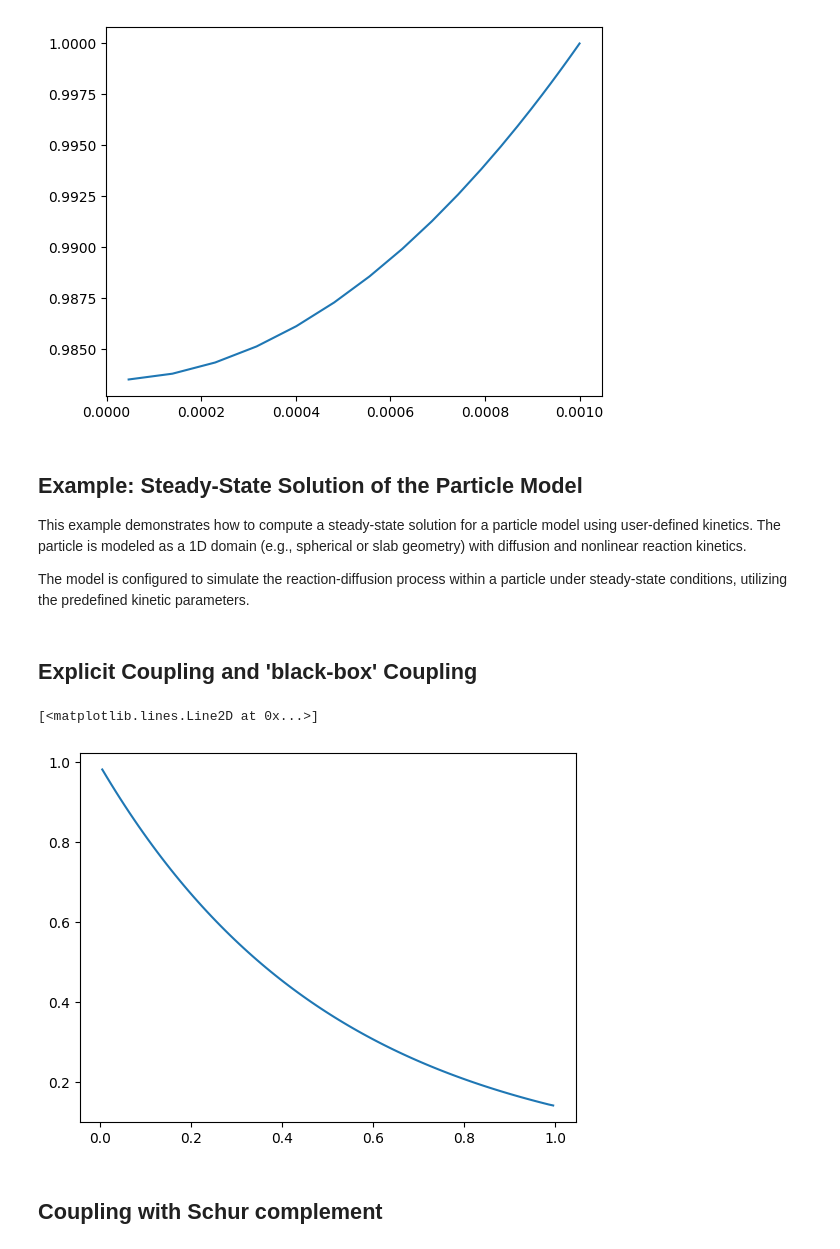
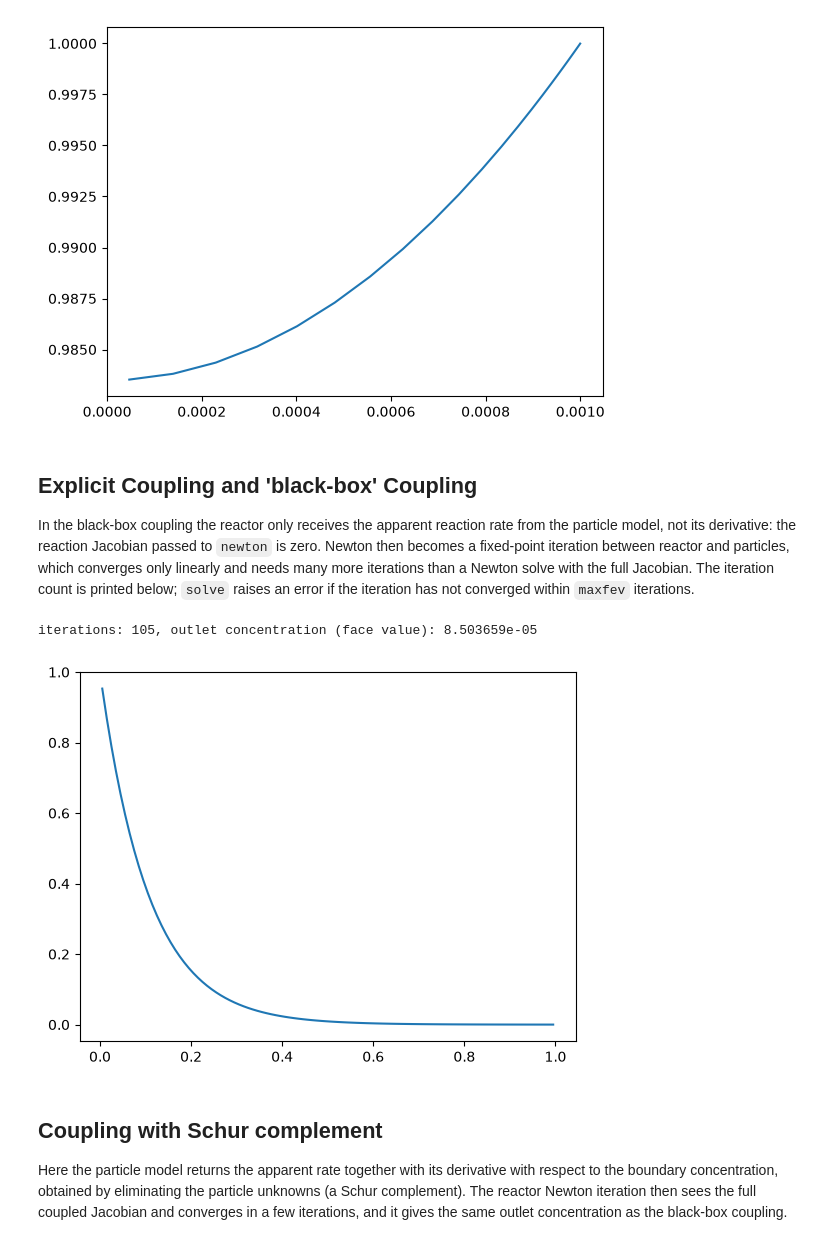
Before and after one commit to computational-chemical-engineering/pymrm-book, a Jupyter notebook: content/lecture_notes/L8_reactor_particle_coupling.ipynb, the cells around one changed output. Cells and saved outputs as stored; diff of their text form; code cells hidden in the pictures.

```diff
--- a/content/lecture_notes/L8_reactor_particle_coupling.ipynb
+++ b/content/lecture_notes/L8_reactor_particle_coupling.ipynb
@@ -76,7 +76,7 @@ class DiffusionConvectionReactionNonLinear:
         Constant part of the residual.
     """
 
-    def __init__(self, shape, axis = 0,  g_kinetics=None, L = 1.0, v = 1.0, D = 0.0, c_0 = 0.0, bc = None, dt=np.inf, freq_out=10, callback_newton = None):
+    def __init__(self, shape, axis = 0,  g_kinetics=None, L = 1.0, v = 1.0, D = 0.0, c_0 = 0.0, bc = None, dt=np.inf, freq_out=10, callback_newton = None, maxfev=200):
         # Initialize model parameters
         self.shape = shape # Shape of the concentration field
         self.axis = axis  # Axis along which the diffusion and convection occur
@@ -92,6 +92,7 @@ class DiffusionConvectionReactionNonLinear:
         self.init_jac()  # Initialize the Jacobian matrix
         self.g_kinetics = g_kinetics  # Kinetics function
         self.callback_newton = callback_newton  # Callback function for Newton's method
+        self.maxfev = maxfev  # Maximum number of Newton iterations
 
     def init_field(self, c_0=0):
         """
@@ -138,8 +139,12 @@ class DiffusionConvectionReactionNonLinear:
         tuple
             Residual vector and Jacobian matrix.
         """
-        # Compute the residual vector and Jacobian matrix for the current time step
-        c_f, dc_f = interp_cntr_to_stagg_tvd(self.c, self.z_f, self.z_c, self.bc, self.v, minmod)
+        # Compute the residual vector and Jacobian matrix for the current time step.
+        # The TVD correction is evaluated at the current Newton iterate c (not at the
+        # stored field self.c, which is only updated after the solve). It is a
+        # deferred correction: it is not included in the Jacobian, so Newton
+        # converges linearly rather than quadratically.
+        c_f, dc_f = interp_cntr_to_stagg_tvd(np.reshape(c, self.shape), self.z_f, self.z_c, self.bc, self.v, minmod)
         dg_conv = self.div_mat @ (self.v * dc_f).reshape((-1, 1))
         g = self.g_const + self.jac_const @ c.reshape((-1, 1)) + dg_conv- self.c_old.reshape((-1, 1)) / self.dt
         if self.g_kinetics is not None:
@@ -160,8 +165,11 @@ class DiffusionConvectionReactionNonLinear:
         """
         Solve the system using Newton's method.
         """
-        result = newton(lambda c: self.g(c), self.c, maxfev=10, callback=self.callback_newton)
+        result = newton(lambda c: self.g(c), self.c, maxfev=self.maxfev, callback=self.callback_newton)
+        if not result.success:
+            raise RuntimeError(f"Reactor solve did not converge in {result.nit} iterations: {result.message}")
         self.c[...] = result.x.reshape((self.c.shape))  # Update the concentration field
+        self.nit = result.nit  # Number of iterations used
 # %%
 class Kinetics:
     """
@@ -251,4 +259,6 @@ reactor_model = DiffusionConvectionReactionNonLinear(shape, bc = bc, g_kinetics
 reactor_model.solve()
 
 plt.plot(reactor_model.z_c, reactor_model.c[:,0])
+c_in_face, _, c_out_face, _ = compute_boundary_values(reactor_model.c, reactor_model.z_f, reactor_model.z_c, bc)
+print(f"iterations: {reactor_model.nit}, outlet concentration (face value): {c_out_face.ravel()[0]:.6e}")
 # %% [output]
@@ -478,6 +488,8 @@ class ParticleModel:
         """
         if solve and not compute_jac:
             result = newton(lambda c: self.g(c, c_b), self.c, maxfev=10)
+            if not result.success:
+                raise RuntimeError(f"Particle solve did not converge: {result.message}")
             self.c[...] = result.x.reshape(self.shape)
 
         c_vec = self.c.reshape((-1, 1))
@@ -528,38 +540,38 @@ plt.plot(particle_model.r_c, particle_model.c[:,0])
 # %% [output]
 [<matplotlib.lines.Line2D at 0x...>]
 [figure]
-# %% [markdown]
-## Example: Steady-State Solution of the Particle Model
-
-This example demonstrates how to compute a steady-state solution for a particle model using user-defined kinetics. The particle is modeled as a 1D domain (e.g., spherical or slab geometry) with diffusion and nonlinear reaction kinetics.
-
-The model is configured to simulate the reaction-diffusion process within a particle under steady-state conditions, utilizing the predefined kinetic parameters.
 # %% [markdown]
 ## Explicit Coupling and 'black-box' Coupling
+
+In the black-box coupling the reactor only receives the apparent reaction rate from the particle model, not its derivative: the reaction Jacobian passed to `newton` is zero. Newton then becomes a fixed-point iteration between reactor and particles, which converges only linearly and needs many more iterations than a Newton solve with the full Jacobian. The iteration count is printed below; `solve` raises an error if the iteration has not converged within `maxfev` iterations.
 # %%
 shape = (100,1)
 shape_pm = shape[0:-1] + (30,) + shape[-1:]
 kinetics_pm = Kinetics(shape_pm, 10.0)
 
 particle_model = ParticleModel(shape_pm, R=1e-3, D=1e-5, g_kinetics = kinetics_pm.compute_g)
 kinetics_app = lambda c_b: particle_model.apparent_reaction_rate(c_b, solve=True)
 
 jac_kinetics_app = csc_array((math.prod(shape), math.prod(shape)))
 g_kinetics_app = lambda c: (particle_model.apparent_reaction_rate(c, solve=True), jac_kinetics_app)
 
 #numjac = NumJac(shape)
 #g_kinetics_app = lambda c: numjac(kinetics_app, c)
 
 bc = ({'a':0, 'b': 1, 'd': 1}, {'a':1, 'b': 0, 'd': 0})
 reactor_model = DiffusionConvectionReactionNonLinear(shape, bc = bc, g_kinetics = g_kinetics_app)
 reactor_model.solve()
 
 plt.plot(reactor_model.z_c, reactor_model.c[:,0])
+c_in_face, _, c_out_face, _ = compute_boundary_values(reactor_model.c, reactor_model.z_f, reactor_model.z_c, bc)
+print(f"iterations: {reactor_model.nit}, outlet concentration (face value): {c_out_face.ravel()[0]:.6e}")
 # %% [output]
-[<matplotlib.lines.Line2D at 0x...>]
+iterations: 105, outlet concentration (face value): 8.503659e-05
-[figure, old version]
+[figure, new version]
 # %% [markdown]
 ## Coupling with Schur complement
+
+Here the particle model returns the apparent rate together with its derivative with respect to the boundary concentration, obtained by eliminating the particle unknowns (a Schur complement). The reactor Newton iteration then sees the full coupled Jacobian and converges in a few iterations, and it gives the same outlet concentration as the black-box coupling.
 # %%
 shape = (100,1)
 shape_pm = shape[0:-1] + (30,) + shape[-1:]
```
Also changed, not shown: parts of 3 cells of this notebook, 1 other file.
